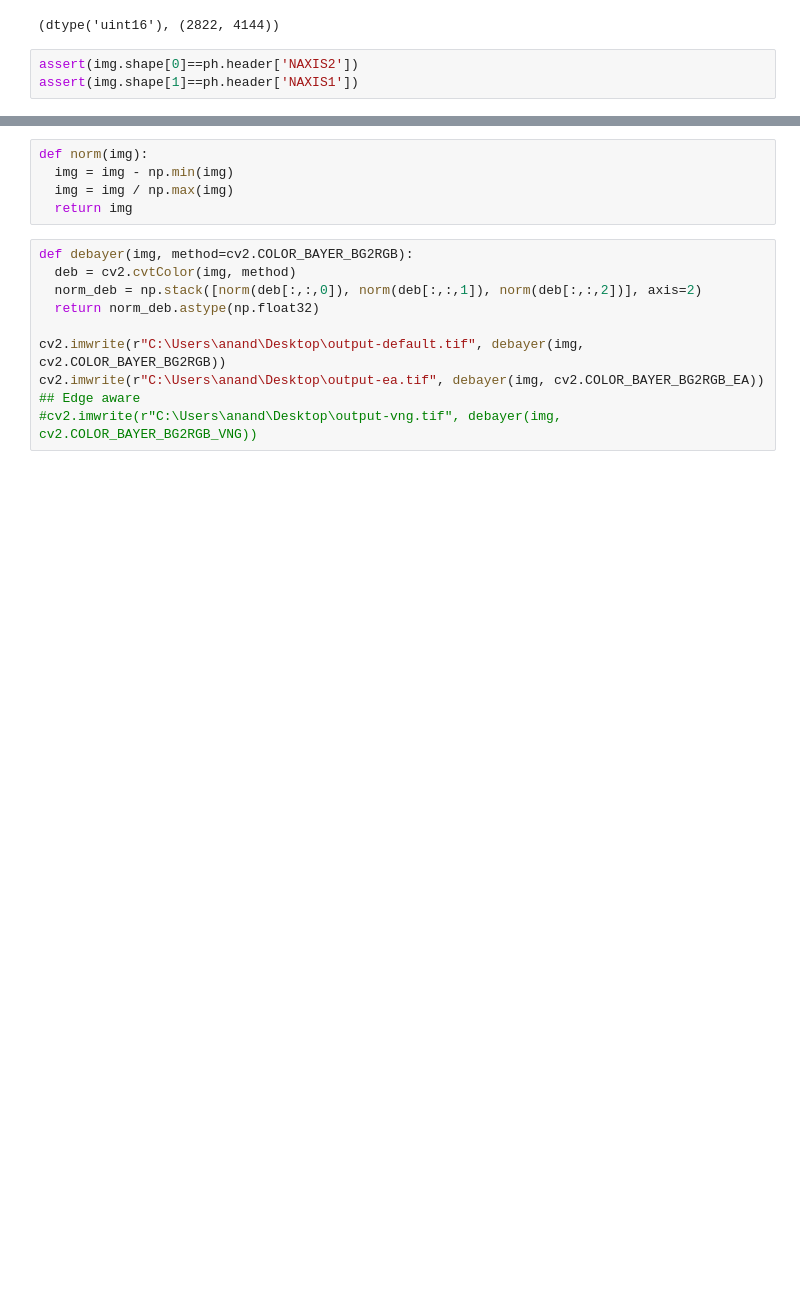
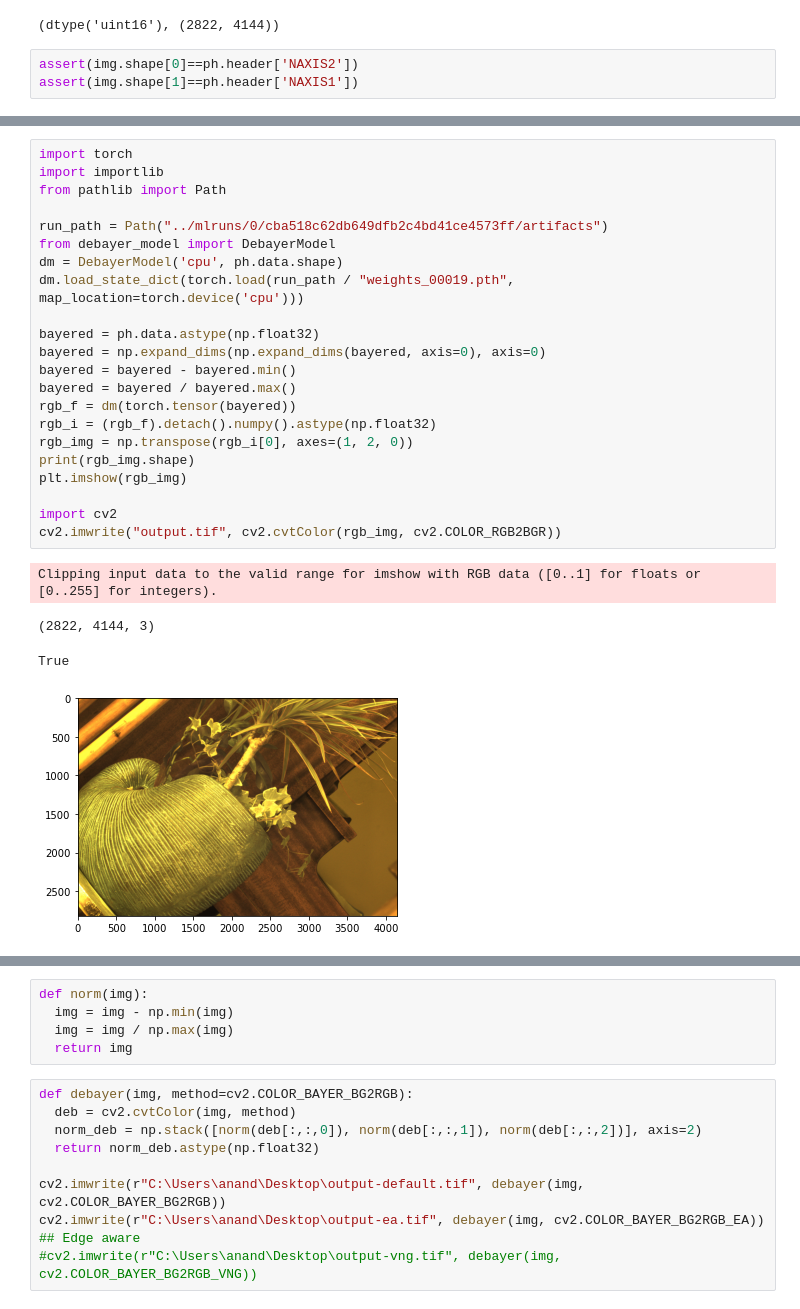
Before and after one commit to cygnus77/astrocam, a Jupyter notebook: debayer/fits.ipynb, the cells around one changed output, grey strips where cells are left out. Drawn from its saved outputs; the diff is of its cells as text; blank space fills up the shorter version.

```diff
--- a/debayer/fits.ipynb
+++ b/debayer/fits.ipynb
@@ -45,3 +108,30 @@ plt.imshow(ph.data, cmap='gray')
+# %%
+import torch
+import importlib
+from pathlib import Path
+
+run_path = Path("../mlruns/0/cba518c62db649dfb2c4bd41ce4573ff/artifacts")
+from debayer_model import DebayerModel
+dm = DebayerModel('cpu', ph.data.shape)
+dm.load_state_dict(torch.load(run_path / "weights_00019.pth", map_location=torch.device('cpu')))
+
+bayered = ph.data.astype(np.float32)
+bayered = np.expand_dims(np.expand_dims(bayered, axis=0), axis=0)
+bayered = bayered - bayered.min()
+bayered = bayered / bayered.max()
+rgb_f = dm(torch.tensor(bayered))
+rgb_i = (rgb_f).detach().numpy().astype(np.float32)
+rgb_img = np.transpose(rgb_i[0], axes=(1, 2, 0))
+print(rgb_img.shape)
+plt.imshow(rgb_img)
+
+import cv2
+cv2.imwrite("output.tif", cv2.cvtColor(rgb_img, cv2.COLOR_RGB2BGR))
+# %% [output]
+Clipping input data to the valid range for imshow with RGB data ([0..1] for floats or [0..255] for integers).
+(2822, 4144, 3)
+True
+[figure, added]
 # %%
 np.min(img), np.max(img), np.std(img), np.mean(img), np.median(img)
 # %% [output]
```
Also changed, not shown: parts of 15 cells of this notebook, 3 other files.
